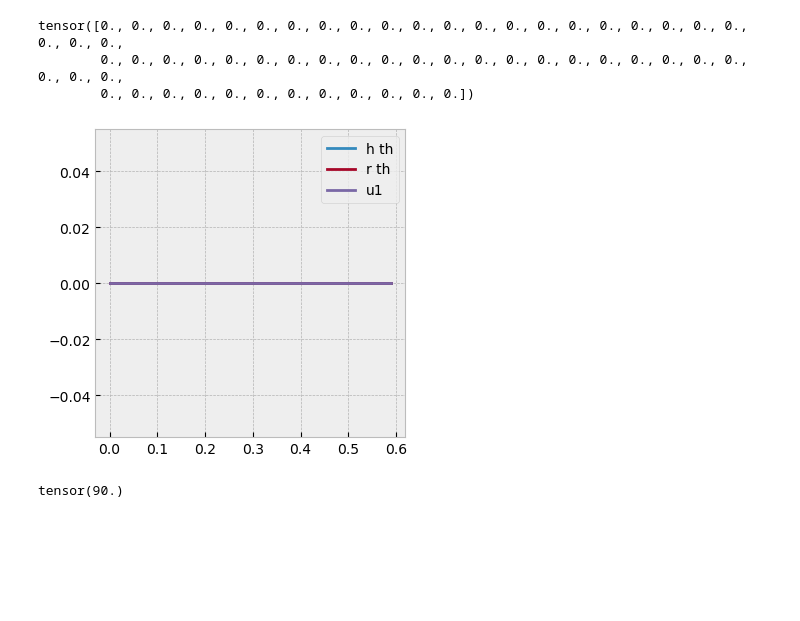
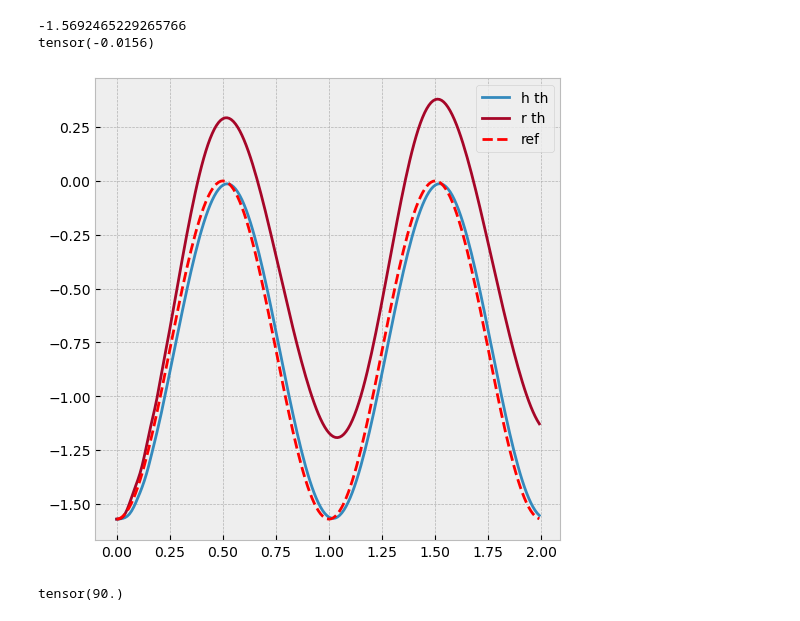
Before and after one commit to liCCcccs/hri-mpc, a Jupyter notebook: examples/HRI Control.ipynb, the cells around one changed output. Drawn from its saved outputs; the diff is of its cells as text; code cells hidden in the pictures; blank space fills up the shorter version.

```diff
--- a/examples/HRI Control.ipynb
+++ b/examples/HRI Control.ipynb
@@ -172,21 +220,24 @@ RuntimeError: Expected size for first two dimensions of batch2 tensor to be: [1,
 # %%
-axs = plt.figure(figsize=(4,4))
+axs = plt.figure(figsize=(6,6))
 # print x_traj values
-print(x_traj[:, 8])
+#print(x_traj[:, 2])
+print(des_angle)
+print(accumu_err)
+ref = - np.pi/4 * np.cos(2*np.pi*np.arange(T)/100) - np.pi/4
 
 # create an array for the time steps
 t = np.arange(T) / 100  # defined in hri.py, dt = 0.05
 for i in range(n_batch):
     plt.plot(t, x_traj[:, 2])
     plt.plot(t, x_traj[:, 10])
-    plt.plot(t, u_traj[:, 0].detach().numpy())
-    plt.legend(['h th', 'r th', 'u1'])
+    plt.plot(t, ref, 'r--')
+    #plt.plot(t, u_traj[:, 0].detach().numpy())
+    plt.legend(['h th', 'r th', 'ref', 'u1'])
 plt.show()
 # %% [output]
-tensor([0., 0., 0., 0., 0., 0., 0., 0., 0., 0., 0., 0., 0., 0., 0., 0., 0., 0., 0., 0., 0., 0., 0., 0.,
-        0., 0., 0., 0., 0., 0., 0., 0., 0., 0., 0., 0., 0., 0., 0., 0., 0., 0., 0., 0., 0., 0., 0., 0.,
-        0., 0., 0., 0., 0., 0., 0., 0., 0., 0., 0., 0.])
+-1.5692465229265766
+tensor(-0.0156)
-[figure, old version]
+[figure, new version]
 # %%
 vid_fname = 'pendulum-{}.mp4'.format(mode)
 
```
Also changed, not shown: parts of 2 cells of this notebook, 7 other files.
